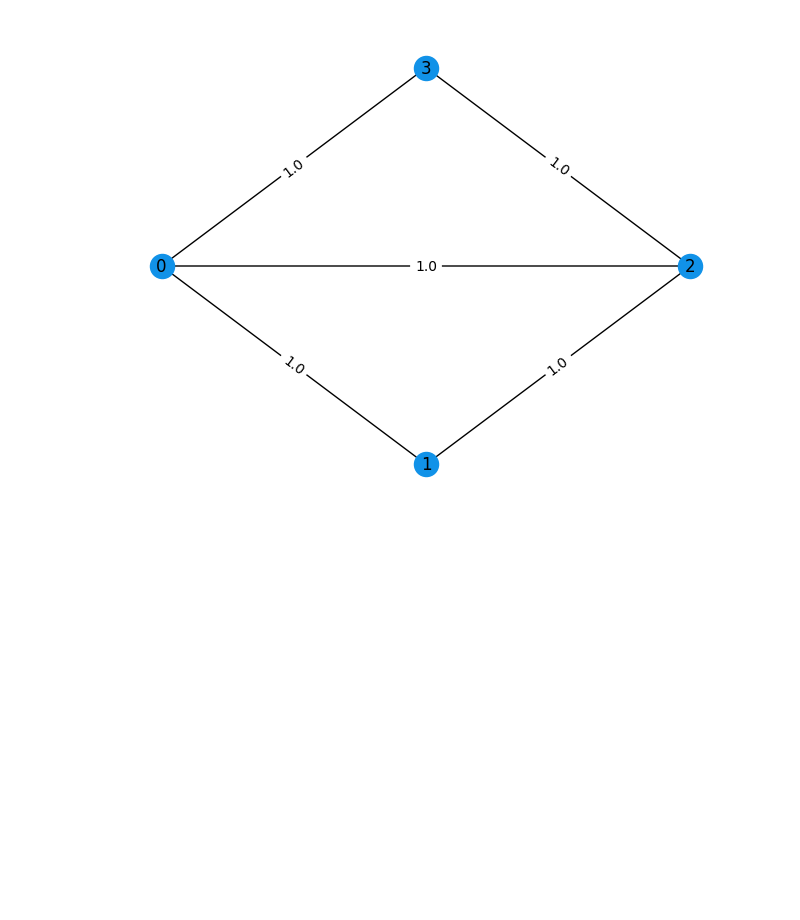
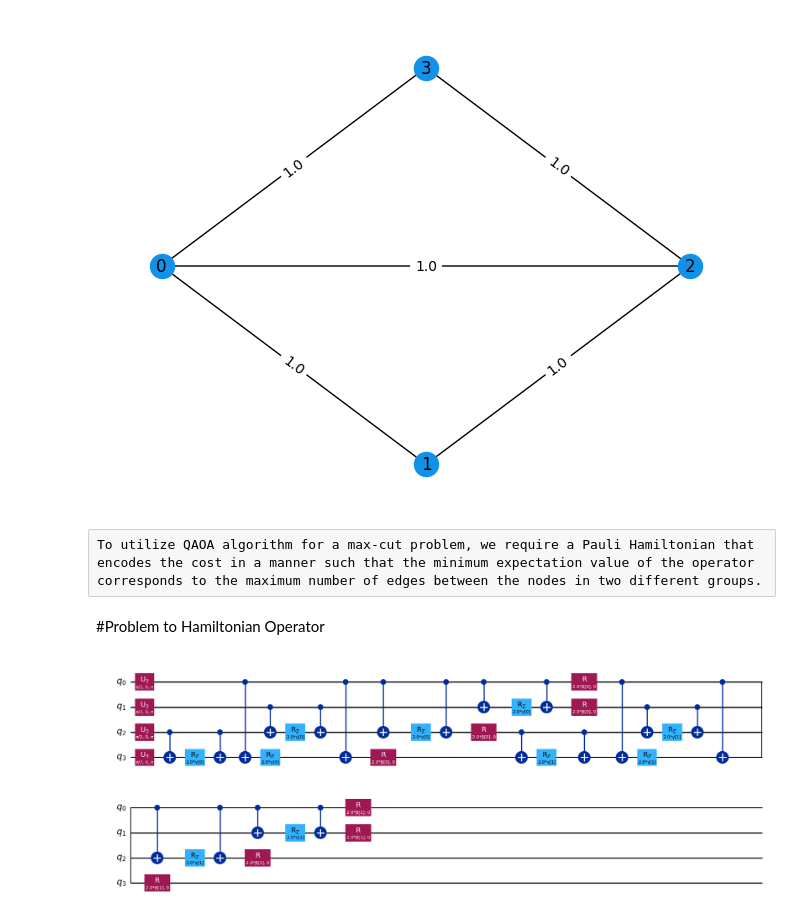
Before and after one commit to vijaykrishna4321/Variational-Quantum, a Jupyter notebook: Ansatze and Variational Forms.ipynb, the cells around one changed output. Drawn from its saved outputs; the diff is of its cells as text; code cells hidden in the pictures; blank space fills up the shorter version.

```diff
--- a/Ansatze and Variational Forms.ipynb
+++ b/Ansatze and Variational Forms.ipynb
@@ -63,3 +63,5 @@ G.add_edges_from(edges)
 mpl_draw(G, pos=rx.shell_layout(G), with_labels=True, edge_labels=str, node_color="#1192E8")
 # %% [output]
 [figure]
+# %% [raw]
+To utilize QAOA algorithm for a max-cut problem, we require a Pauli Hamiltonian that encodes the cost in a manner such that the minimum expectation value of the operator corresponds to the maximum number of edges between the nodes in two different groups.
@@ -65,0 +71,10 @@ mpl_draw(G, pos=rx.shell_layout(G), with_labels=True, edge_labels=str, node_colo
+# %% [markdown]
+#Problem to Hamiltonian Operator
+# %%
+hamiltonian = SparsePauliOp.from_list([("ZZII", 1),("IZZI",1),("ZIIZ",1),("IZIZ",1),("IIZZ",1)])
+#QAOA ansatz circuit
+ansatz = QAOAAnsatz(hamiltonian, reps=2)
+#Draw
+ansatz.decompose(reps=3).draw("mpl")
+# %% [output]
+[figure, added]
```
Also changed, not shown: parts of 2 cells of this notebook.
